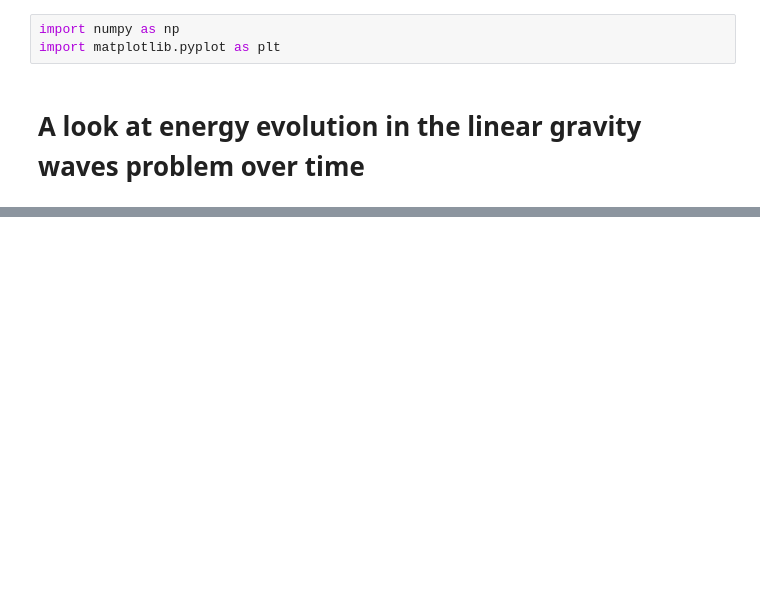
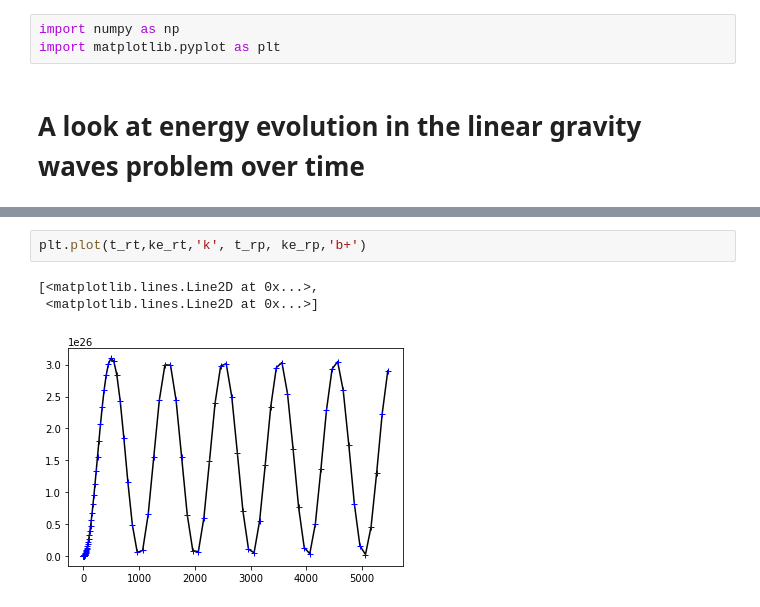
Before and after one commit to JOThurgood/MAESTROeX, a Jupyter notebook: Exec/TEST_PROBLEMS/lgw/analysis/energy_evolution.ipynb, the cells around one changed output, grey strips where cells are left out. Drawn from its saved outputs; the diff is of its cells as text; blank space fills up the shorter version.

```diff
--- a/Exec/TEST_PROBLEMS/lgw/analysis/energy_evolution.ipynb
+++ b/Exec/TEST_PROBLEMS/lgw/analysis/energy_evolution.ipynb
@@ -70,0 +37,6 @@ plt.plot(t,(ie-ie[0])-(ge-ge[0]))
+# %%
+plt.plot(t_rt,ke_rt,'k', t_rp, ke_rp,'b+')
+# %% [output]
+[<matplotlib.lines.Line2D at 0x...>,
+ <matplotlib.lines.Line2D at 0x...>]
+[figure, added]
```
Also changed, not shown: parts of 23 cells of this notebook, 4 other files.
